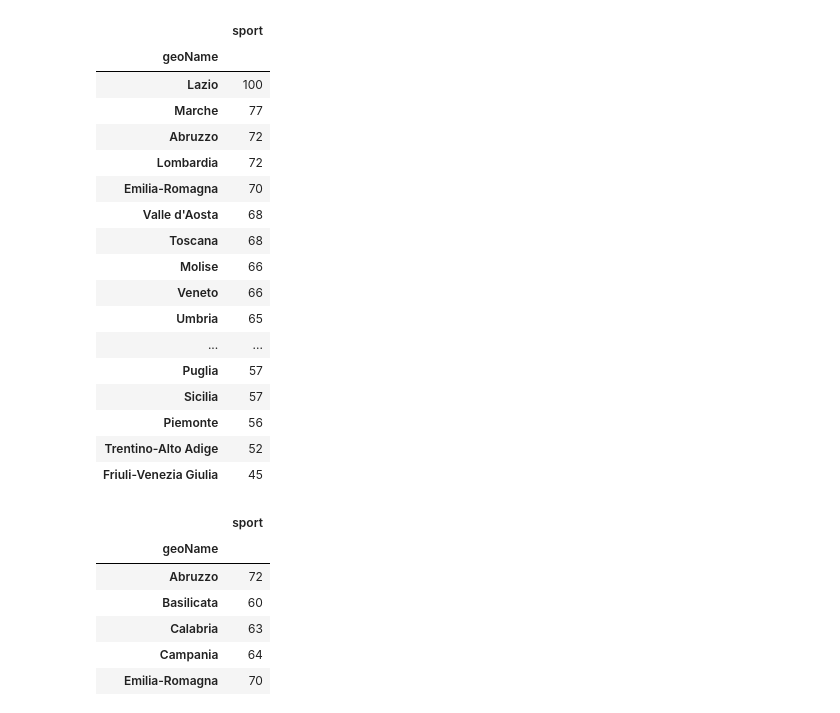
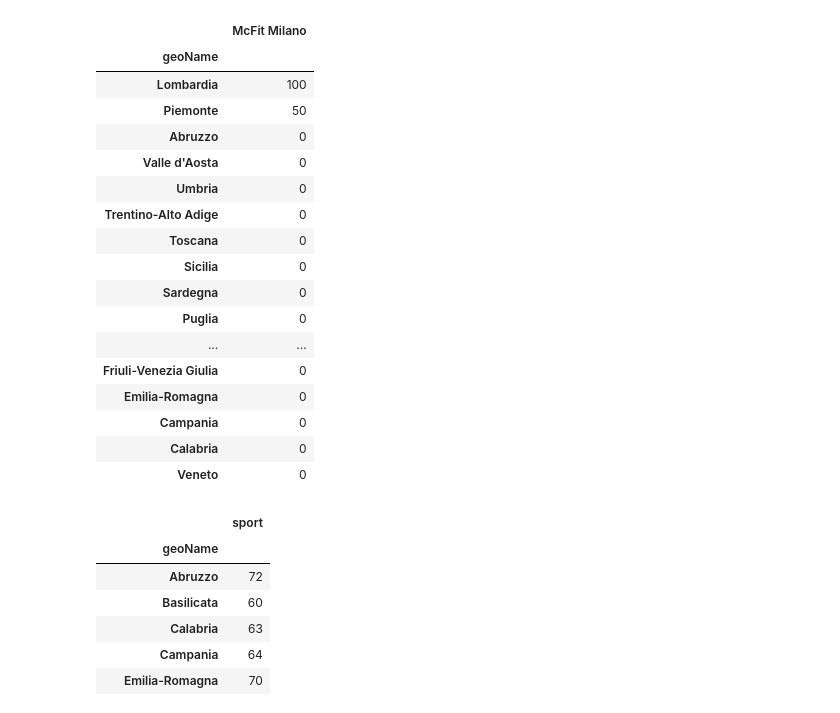
Before and after one commit to jclock98/BDT-project, a Jupyter notebook: Interestbyregion_googletrends.ipynb, the cells around one changed output. Cells and saved outputs as stored; diff of their text form; code cells hidden in the pictures.

```diff
--- a/Interestbyregion_googletrends.ipynb
+++ b/Interestbyregion_googletrends.ipynb
@@ -1,30 +24,30 @@
 # %%
 from pytrends.request import TrendReq
 
 pytrends = TrendReq(hl='it-IT', geo='IT')
-kw_list = ["sport"]
+kw_list = ["McFit Milano"]
 pytrends.build_payload(kw_list,timeframe = 'now 1-d' )
 df = pytrends.interest_by_region(resolution='Italy', inc_low_vol=True, inc_geo_code=False)
 df.sort_values(by=kw_list,ascending=False)
 # %% [output]
-|  | sport |
+|  | McFit Milano |
 | geoName |  |
-| Lazio | 100 |
-| Marche | 77 |
-| Abruzzo | 72 |
-| Lombardia | 72 |
-| Emilia-Romagna | 70 |
-| Valle d'Aosta | 68 |
-| Toscana | 68 |
-| Molise | 66 |
-| Veneto | 66 |
-| Umbria | 65 |
+| Lombardia | 100 |
+| Piemonte | 50 |
+| Abruzzo | 0 |
+| Valle d'Aosta | 0 |
+| Umbria | 0 |
+| Trentino-Alto Adige | 0 |
+| Toscana | 0 |
+| Sicilia | 0 |
+| Sardegna | 0 |
+| Puglia | 0 |
 | ... | ... |
-| Puglia | 57 |
-| Sicilia | 57 |
-| Piemonte | 56 |
-| Trentino-Alto Adige | 52 |
-| Friuli-Venezia Giulia | 45 |
+| Friuli-Venezia Giulia | 0 |
+| Emilia-Romagna | 0 |
+| Campania | 0 |
+| Calabria | 0 |
+| Veneto | 0 |
 # %%
 df
 # %% [output]
```
Also changed, not shown: parts of 1 cell of this notebook, 3 other files.
